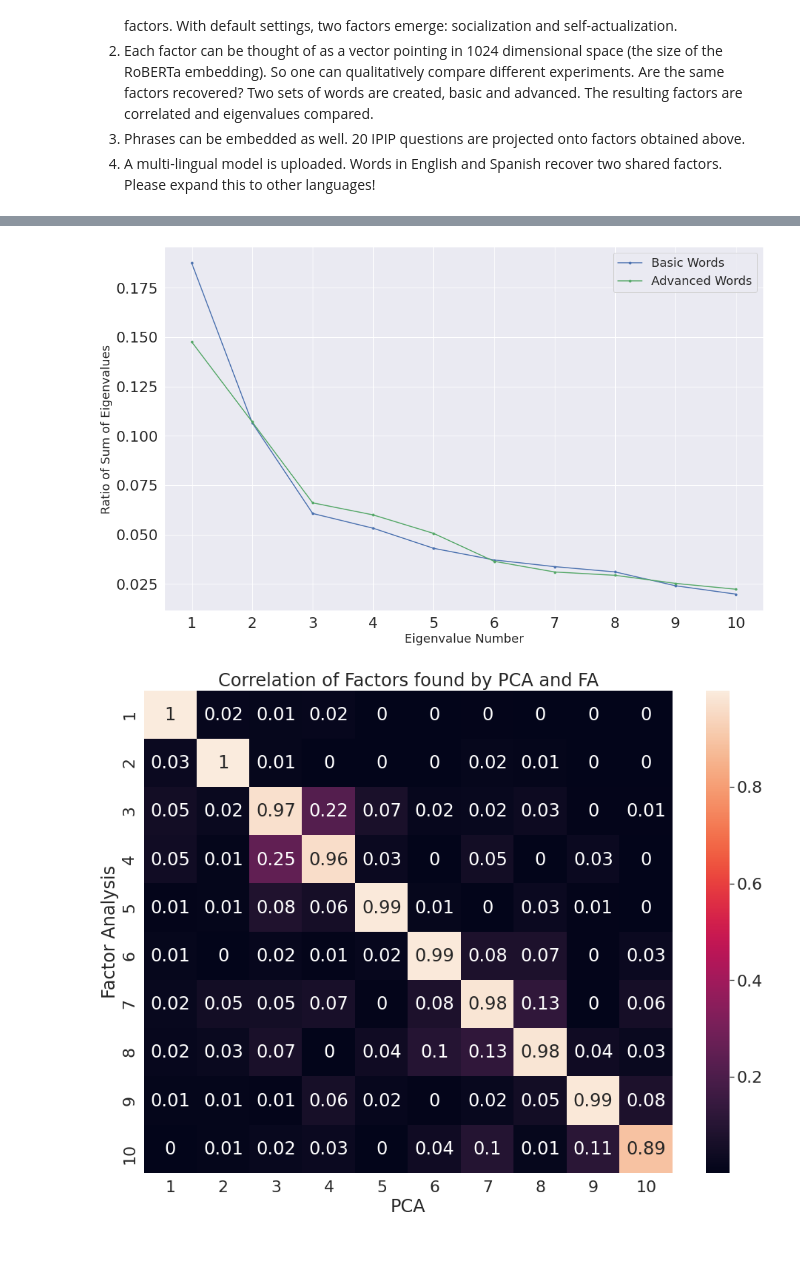
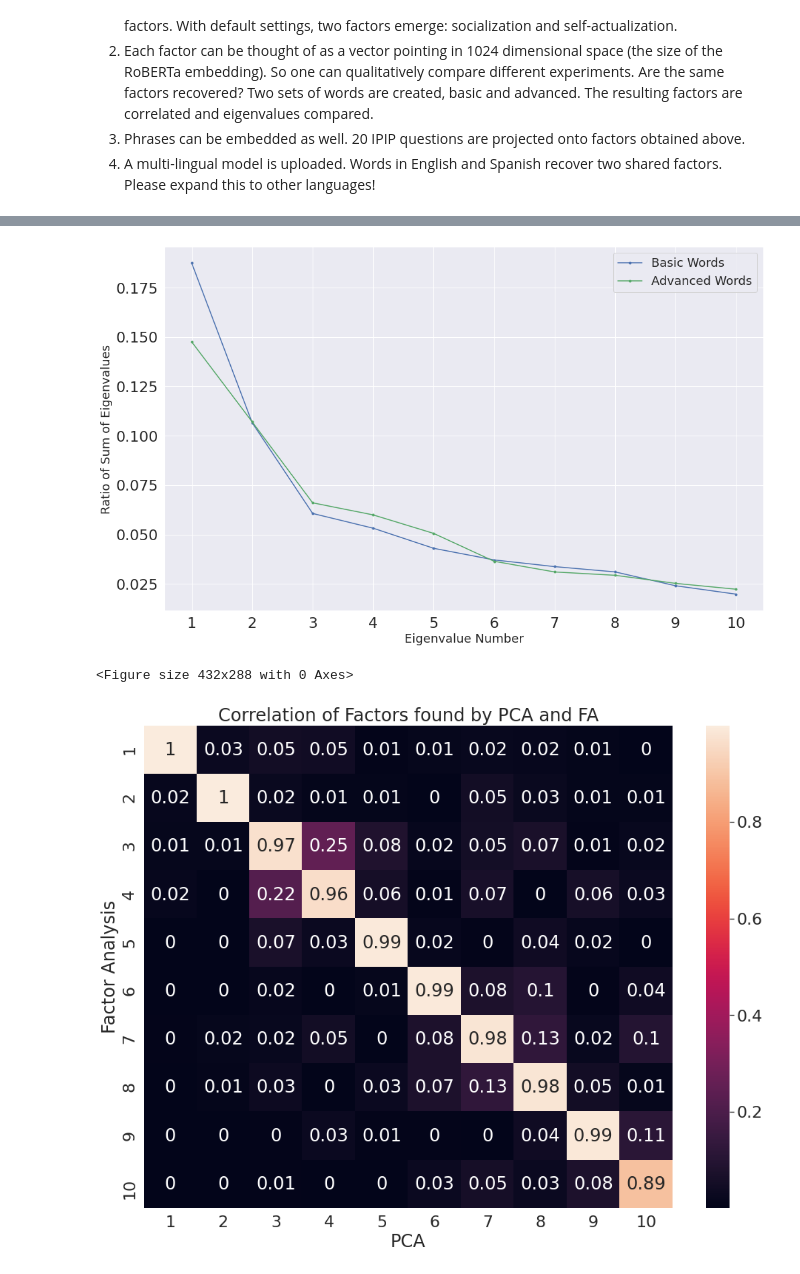
Before and after one commit to andcut/DeepLexicalHypothesis, a Jupyter notebook: DeepLexicalHypothesis.ipynb, the cells around one changed output, grey strips where cells are left out. Drawn from its saved outputs; the diff is of its cells as text; code cells hidden in the pictures.

```diff
--- a/DeepLexicalHypothesis.ipynb
+++ b/DeepLexicalHypothesis.ipynb
@@ -207,34 +201,37 @@ plt.xlabel("Eigenvalue Number",fontsize = 18)
 plt.ylabel("Ratio of Sum of Eigenvalues", fontsize = 18)
 plt.xticks(ticks = range(1,11))
 plt.show()
+plt.clf()
+#after this plot all others have a grey background. Too dumb to know why.
 # %% [output]
 [figure]
+<Figure size 432x288 with 0 Axes>
 # %%
 #comparison of PCA and FA
 n_components = 10
-b_reducer = PCA(n_components = n_components)
-b_reducer.fit(b_vec)
+pca_reducer = PCA(n_components = n_components)
+pca_reducer.fit(b_vec)
 
-a_reducer = FactorAnalysis(n_components = n_components)
-a_reducer.fit(b_vec)
+fa_reducer = FactorAnalysis(n_components = n_components)
+fa_reducer.fit(b_vec)
 
 
 #find correlation of factor structure
-a = a_reducer.components_
-b = b_reducer.components_
-c = np.corrcoef(b,a)
-d = c[n_components:n_components + 10,:10]
+pca_factors = pca_reducer.components_
+fa_factors = fa_reducer.components_
+factor_corrs = np.corrcoef(fa_factors,pca_factors)
+factor_corrs_corner = factor_corrs[n_components:n_components*2,:n_components]
 
 # plot correlation
 sns.set(font_scale=2)
 fig, ax = plt.subplots(figsize=(16, 12))
-sns.heatmap(abs(d), ax = ax,xticklabels = range(1,11),yticklabels = range(1,11), annot = abs(np.round(d,2)))
+sns.heatmap(abs(factor_corrs_corner), ax = ax,xticklabels = range(1,11),yticklabels = range(1,11), annot = abs(np.round(factor_corrs_corner,2)))
 ax.set_title("Correlation of Factors found by PCA and FA")
 ax.set_xlabel("PCA")
 ax.set_ylabel("Factor Analysis")
 plt.show()
 # %% [output]
-[figure, old version]
+[figure, new version]
 # %%
 #Embed and project common big5 inventory questions from https://ipip.ori.org/
 IPIP = pd.read_csv("DeepLexicalHypothesis/ipip20.tsv",delimiter = "\t")
```
Also changed, not shown: parts of 9 cells of this notebook.
